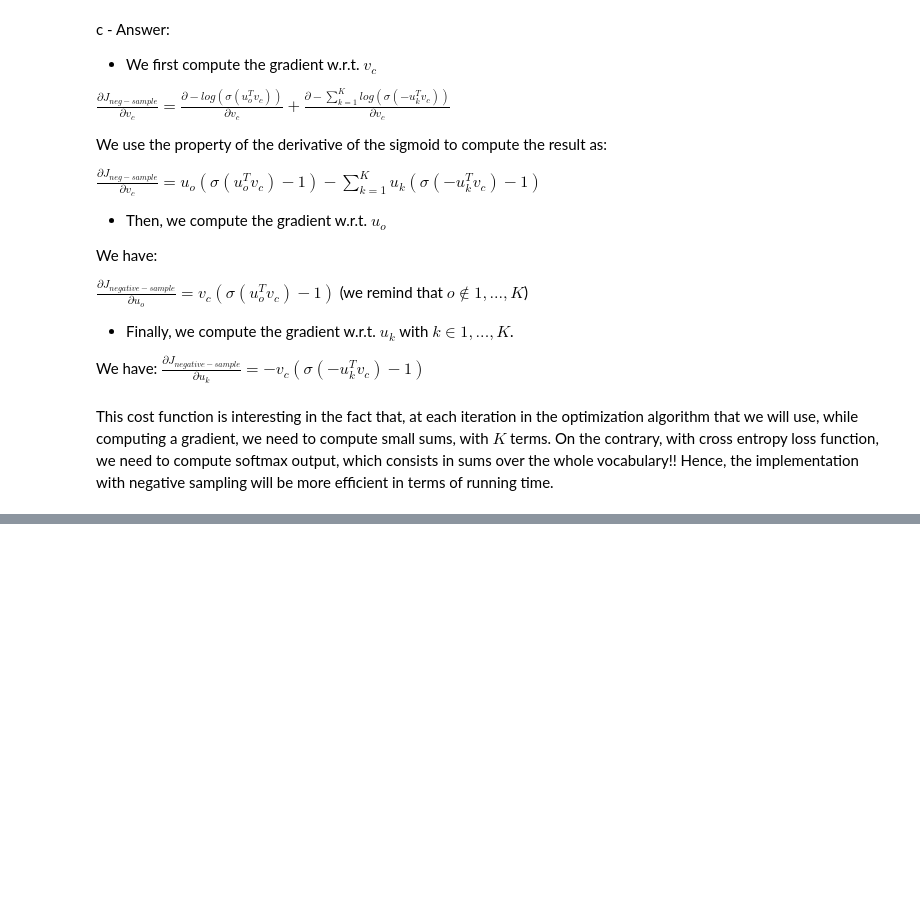
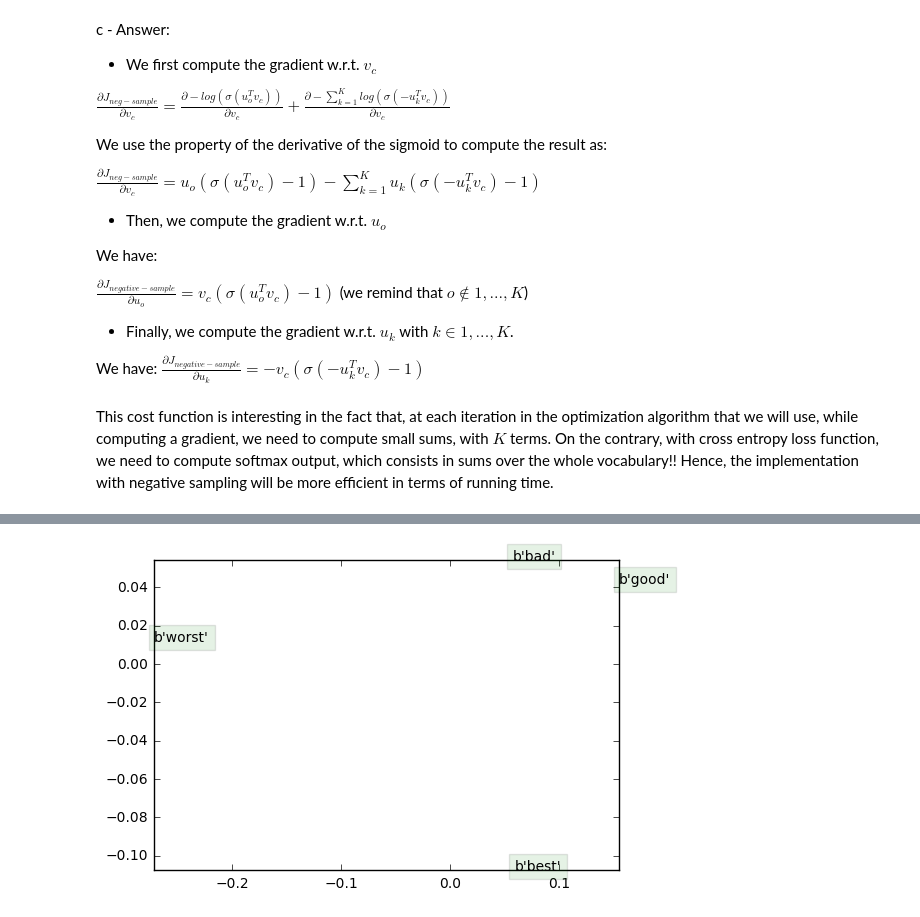
Before and after one commit to DeepNLP/pset1-Peter, a Jupyter notebook: PSet1.ipynb, the cells around one changed output, grey strips where cells are left out. Saved outputs shown, nothing was run; the diff lists cells and outputs as text; code cells hidden in the pictures; blank space fills up the shorter version.

```diff
--- a/PSet1.ipynb
+++ b/PSet1.ipynb
@@ -471,0 +1051,20 @@ This cost function is interesting in the fact that, at each iteration in the opt
+# %%
+visualizeWords = [b"good", b"best", b"bad", b"worst"]
+visualizeIdx = [tokens[word] for word in visualizeWords]
+visualizeVecs = wordVectors[visualizeIdx, :]
+temp = (visualizeVecs - np.mean(visualizeVecs, axis=0))
+covariance = 1.0 / len(visualizeIdx) * temp.T.dot(temp)
+U,S,V = np.linalg.svd(covariance)
+coord = temp.dot(U[:,0:2])
+
+for i in range(len(visualizeWords)):
+    plt.text(coord[i,0], coord[i,1], visualizeWords[i],
+        bbox=dict(facecolor='green', alpha=0.1))
+
+plt.xlim((np.min(coord[:,0]), np.max(coord[:,0])))
+plt.ylim((np.min(coord[:,1]), np.max(coord[:,1])))
+
+plt.savefig('q3_word_vectors.png')
+plt.show()
+# %% [output]
+[figure, added]
```
Also changed, not shown: parts of 24 cells of this notebook, 53 other files.
